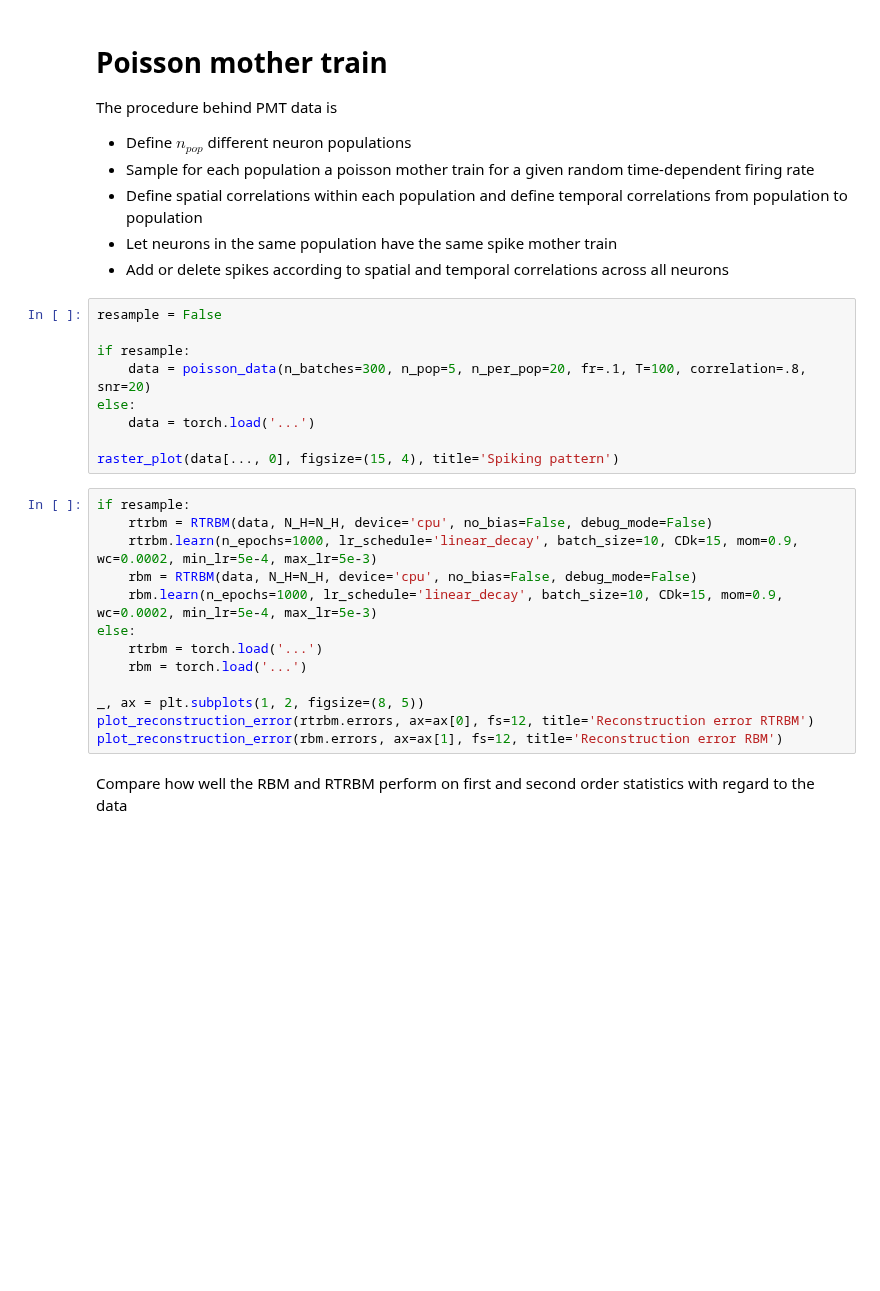
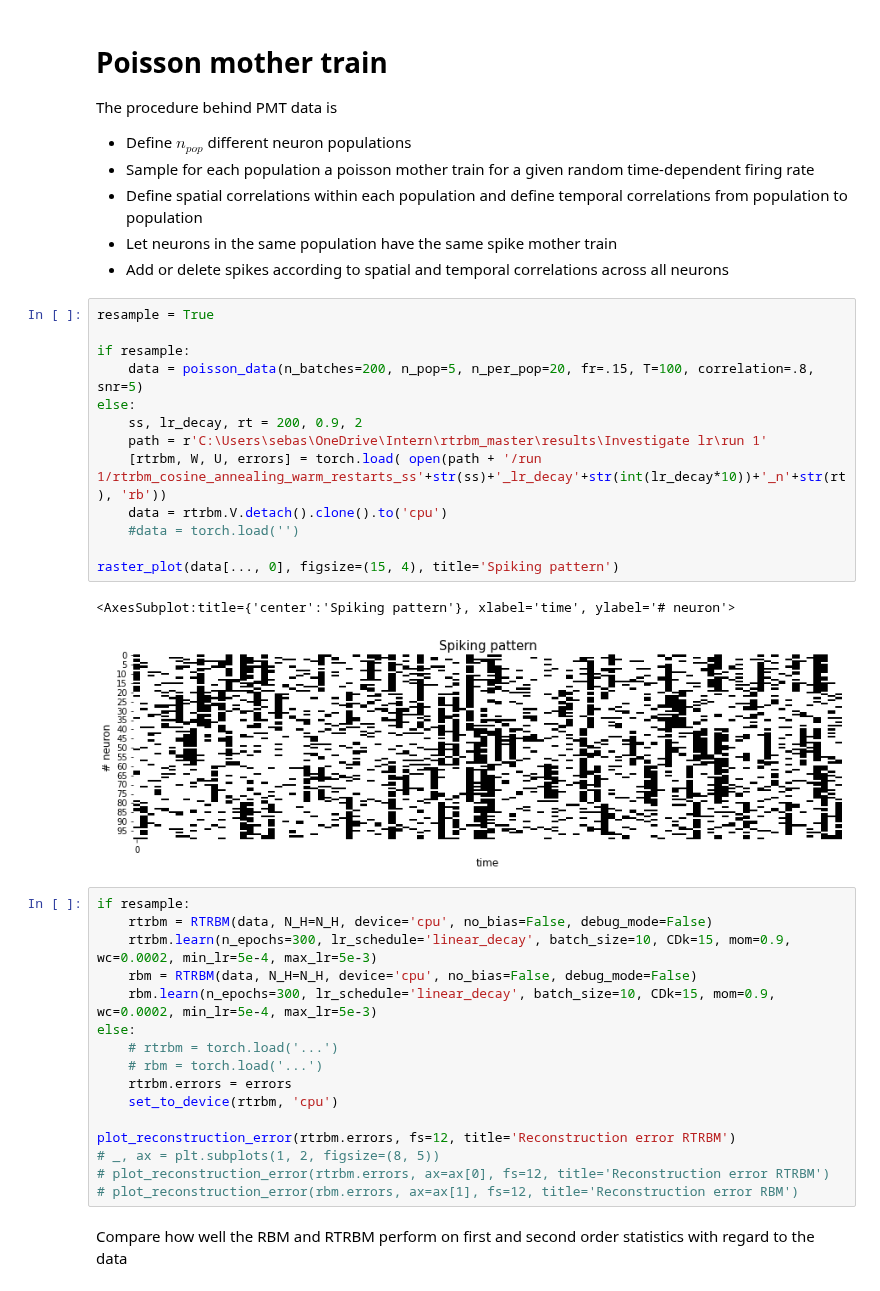
Before and after one commit to casperpeters/intern, a Jupyter notebook: notebooks/Reconstructing RTRBM/Sample surrogate data, paper figures.ipynb, the cells around one changed output. Cells and saved outputs as stored; diff of their text form; blank space fills up the shorter version.

```diff
--- a/notebooks/Reconstructing RTRBM/Sample surrogate data, paper figures.ipynb
+++ b/notebooks/Reconstructing RTRBM/Sample surrogate data, paper figures.ipynb
@@ -75,27 +77,37 @@ The procedure behind PMT data is
 * Let neurons in the same population have the same spike mother train
 * Add or delete spikes according to spatial and temporal correlations across all neurons
 # %%
-resample = False
+resample = True
 
 if resample:
-    data = poisson_data(n_batches=300, n_pop=5, n_per_pop=20, fr=.1, T=100, correlation=.8, snr=20)
+    data = poisson_data(n_batches=200, n_pop=5, n_per_pop=20, fr=.15, T=100, correlation=.8, snr=5)
 else:
-    data = torch.load('...')
+    ss, lr_decay, rt = 200, 0.9, 2
+    path = r'C:\Users\sebas\OneDrive\Intern\rtrbm_master\results\Investigate lr\run 1'
+    [rtrbm, W, U, errors] = torch.load( open(path + '/run 1/rtrbm_cosine_annealing_warm_restarts_ss'+str(ss)+'_lr_decay'+str(int(lr_decay*10))+'_n'+str(rt), 'rb'))
+    data = rtrbm.V.detach().clone().to('cpu')
+    #data = torch.load('')
 
 raster_plot(data[..., 0], figsize=(15, 4), title='Spiking pattern')
+# %% [output]
+<AxesSubplot:title={'center':'Spiking pattern'}, xlabel='time', ylabel='# neuron'>
+[figure, added]
 # %%
 if resample:
     rtrbm = RTRBM(data, N_H=N_H, device='cpu', no_bias=False, debug_mode=False)
-    rtrbm.learn(n_epochs=1000, lr_schedule='linear_decay', batch_size=10, CDk=15, mom=0.9, wc=0.0002, min_lr=5e-4, max_lr=5e-3)
+    rtrbm.learn(n_epochs=300, lr_schedule='linear_decay', batch_size=10, CDk=15, mom=0.9, wc=0.0002, min_lr=5e-4, max_lr=5e-3)
     rbm = RTRBM(data, N_H=N_H, device='cpu', no_bias=False, debug_mode=False)
-    rbm.learn(n_epochs=1000, lr_schedule='linear_decay', batch_size=10, CDk=15, mom=0.9, wc=0.0002, min_lr=5e-4, max_lr=5e-3)
+    rbm.learn(n_epochs=300, lr_schedule='linear_decay', batch_size=10, CDk=15, mom=0.9, wc=0.0002, min_lr=5e-4, max_lr=5e-3)
 else:
-    rtrbm = torch.load('...')
-    rbm = torch.load('...')
+    # rtrbm = torch.load('...')
+    # rbm = torch.load('...')
+    rtrbm.errors = errors
+    set_to_device(rtrbm, 'cpu')
 
-_, ax = plt.subplots(1, 2, figsize=(8, 5))
-plot_reconstruction_error(rtrbm.errors, ax=ax[0], fs=12, title='Reconstruction error RTRBM')
-plot_reconstruction_error(rbm.errors, ax=ax[1], fs=12, title='Reconstruction error RBM')
+plot_reconstruction_error(rtrbm.errors, fs=12, title='Reconstruction error RTRBM')
+# _, ax = plt.subplots(1, 2, figsize=(8, 5))
+# plot_reconstruction_error(rtrbm.errors, ax=ax[0], fs=12, title='Reconstruction error RTRBM')
+# plot_reconstruction_error(rbm.errors, ax=ax[1], fs=12, title='Reconstruction error RBM')
 # %% [markdown]
 Compare how well the RBM and RTRBM perform on first and second order statistics with regard to the data
 # %%
```
Also changed, not shown: parts of 9 cells of this notebook, 3 other files.
